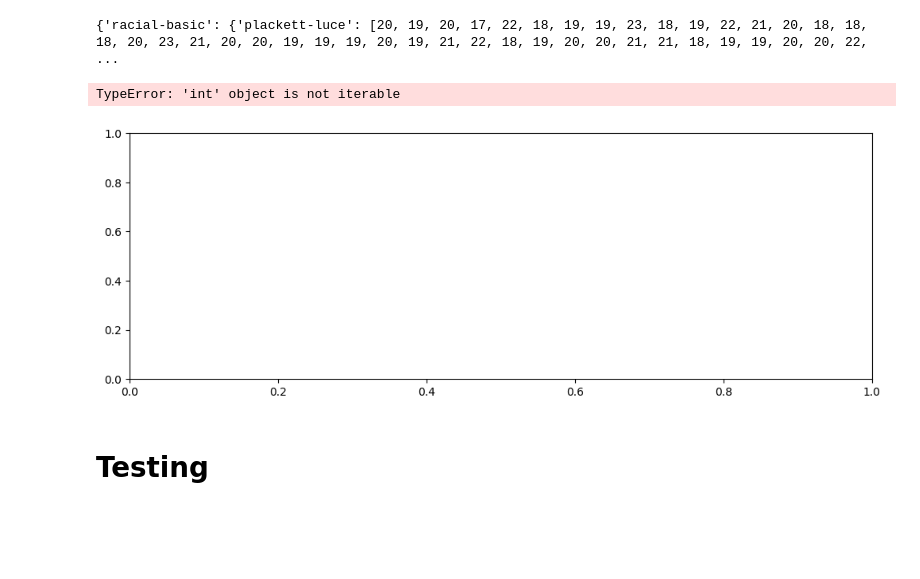
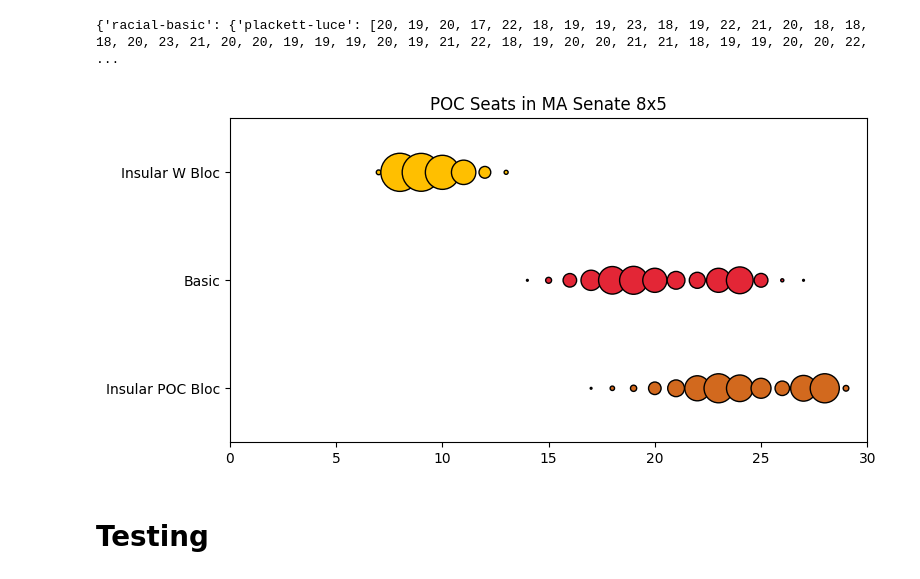
Before and after one commit to mggg/Massachusetts-RCV, a Jupyter notebook: remaking_figures/stv_bubble_plots.ipynb, the cells around one changed output. Saved outputs shown, nothing was run; the diff lists cells and outputs as text; code cells hidden in the pictures; blank space fills up the shorter version.

Commit message:
add new bubble plot, combined only

```diff
--- a/remaking_figures/stv_bubble_plots.ipynb
+++ b/remaking_figures/stv_bubble_plots.ipynb
@@ -71,23 +71,23 @@ print(data_sets)
 # %% [output]
 {'racial-basic': {'plackett-luce': [20, 19, 20, 17, 22, 18, 19, 19, 23, 18, 19, 22, 21, 20, 18, 18, 18, 20, 23, 21, 20, 20, 19, 19, 19, 20, 19, 21, 22, 18, 19, 20, 20, 21, 21, 18, 19, 19, 20, 20, 22,  ...
 # %%
-fig, ax =  plt.subplots(figsize=(12,4))
-data = [data["combined"] for parameters, data in data_sets.items()]
-labels = [parameters for parameters in data_sets]
+fig, ax =  plt.subplots(figsize=(8,4))
+data_order = ["racial-w60c90", "racial-basic", "racial-w90c60",]
+data = [data_sets[x]["combined"] for x in data_order]
+labels = ["Insular POC Bloc", "Basic", "Insular W Bloc",]
+
 colors = ["#D2691E", "#E32636", "#FFBF00"]
 # data = [seat_counts for seat_counts in model_total_seat_counts.values()][::-1]
 # labels = [model for model in model_total_seat_counts.keys()][::-1]
 # colors = [model_to_color[l] for l in labels]
-ax = bubble_plot_integer(ax, data , labels, colors, "POC Seats in MA Senate 8x5", size = 5000)
+ax = bubble_plot_integer(ax, data , labels, colors, "POC Seats in MA Senate 8x5", size = 10000)
 
 ax.set_xlim(0, 30)
-ax.set_xticks([i for i in range(0,30, 5)])
-plt.show()
-
-# TODO add different proportionality ticks
+ax.set_xticks([i for i in range(0,35, 5)])
+plt.tight_layout()
+plt.savefig("MA_new_america_stv_senate_poc_seats_polarization_toggles.png", dpi=300)
 # %% [output]
-TypeError: 'int' object is not iterable
-[figure, old version]
+[figure, new version]
 # %% [markdown]
 # Testing
 # %%
```
